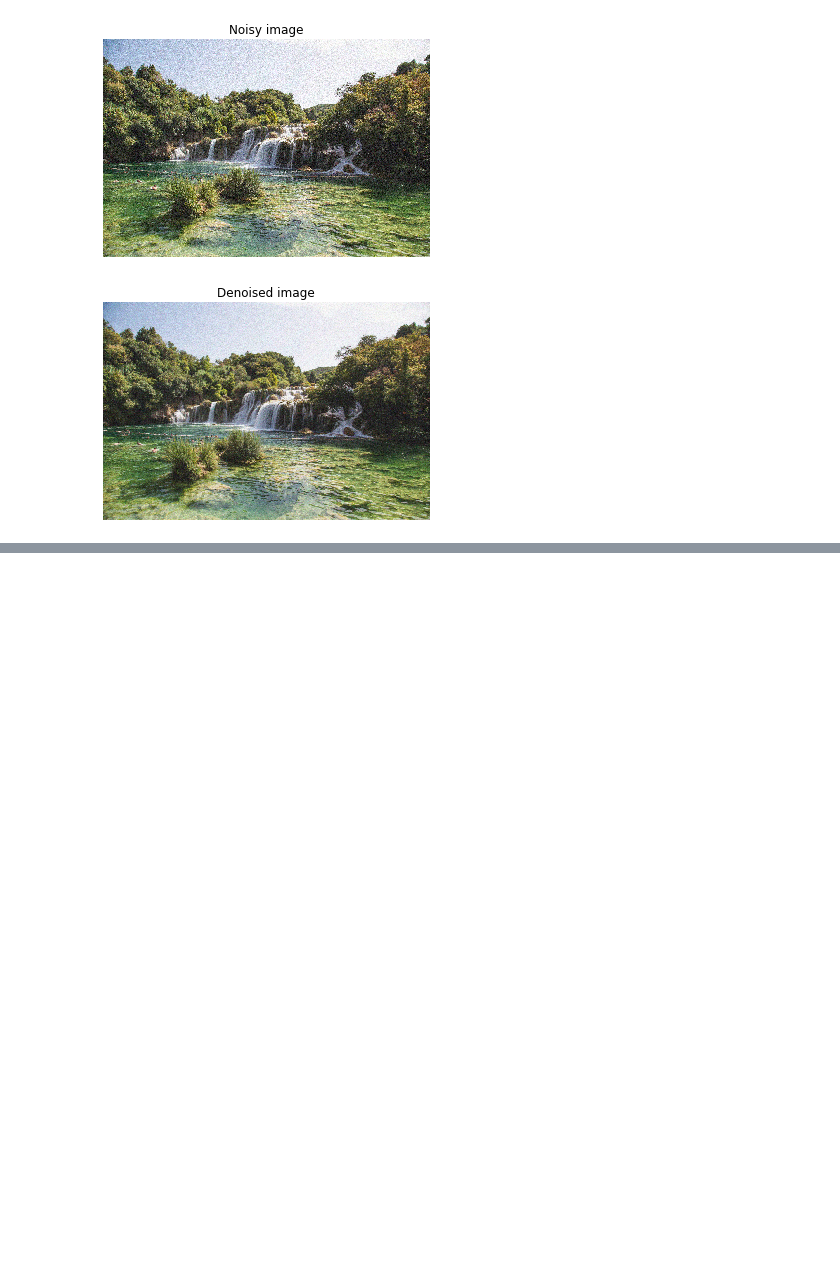
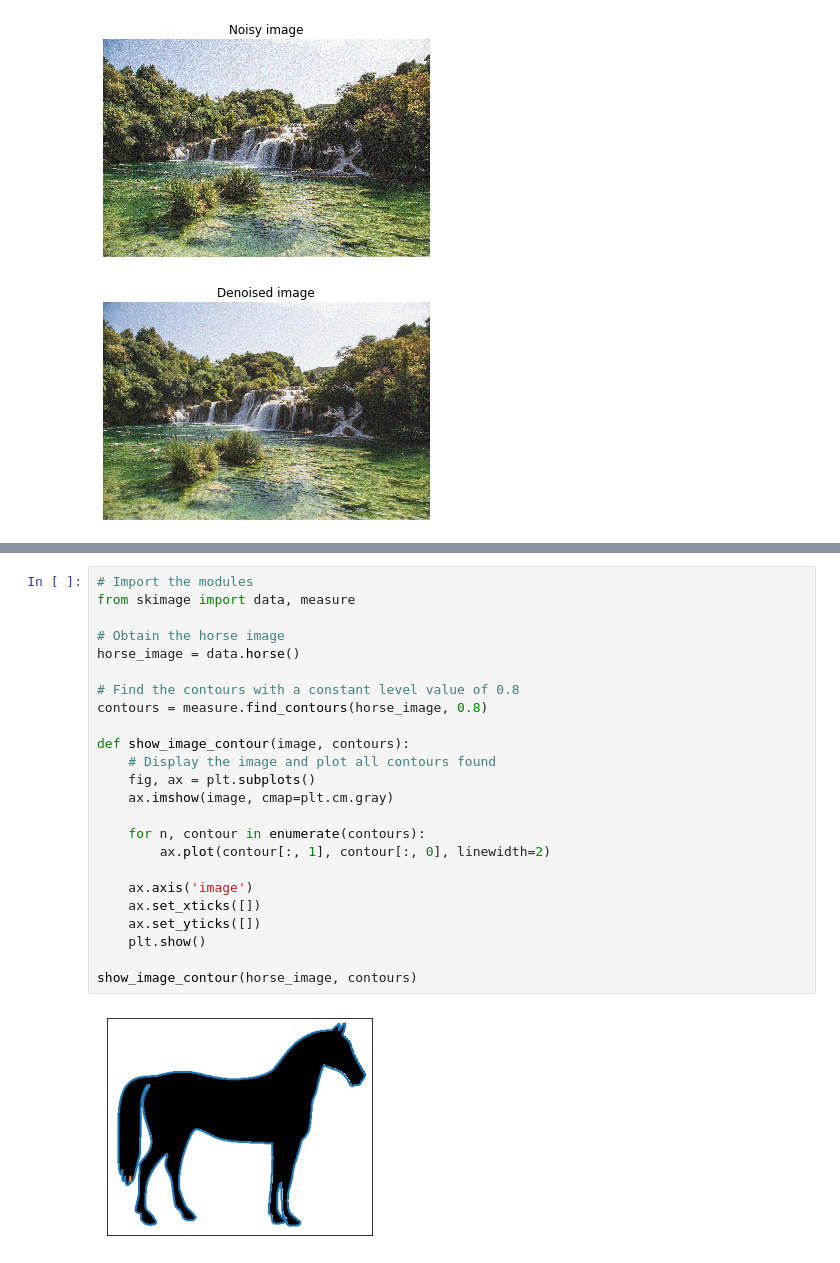
Before and after one commit to prashant-bande/Image-Processing, a Jupyter notebook: 4. Basic Image Processing using skimage.ipynb, the cells around one changed output, grey strips where cells are left out. Saved outputs shown, nothing was run; the diff lists cells and outputs as text; blank space fills up the shorter version.

Commit message:
contours edge, corners detection

```diff
--- a/4. Basic Image Processing using skimage.ipynb
+++ b/4. Basic Image Processing using skimage.ipynb
@@ -91,0 +120,26 @@ show_image(denoised_image, 'Denoised image')
+# %%
+# Import the modules
+from skimage import data, measure
+
+# Obtain the horse image
+horse_image = data.horse()
+
+# Find the contours with a constant level value of 0.8
+contours = measure.find_contours(horse_image, 0.8)
+
+def show_image_contour(image, contours):
+    # Display the image and plot all contours found
+    fig, ax = plt.subplots()
+    ax.imshow(image, cmap=plt.cm.gray)
+
+    for n, contour in enumerate(contours):
+        ax.plot(contour[:, 1], contour[:, 0], linewidth=2)
+
+    ax.axis('image')
+    ax.set_xticks([])
+    ax.set_yticks([])
+    plt.show()
+
+show_image_contour(horse_image, contours)
+# %% [output]
+[figure, added]
```
Also changed, not shown: parts of 5 cells of this notebook, 9 other files.
